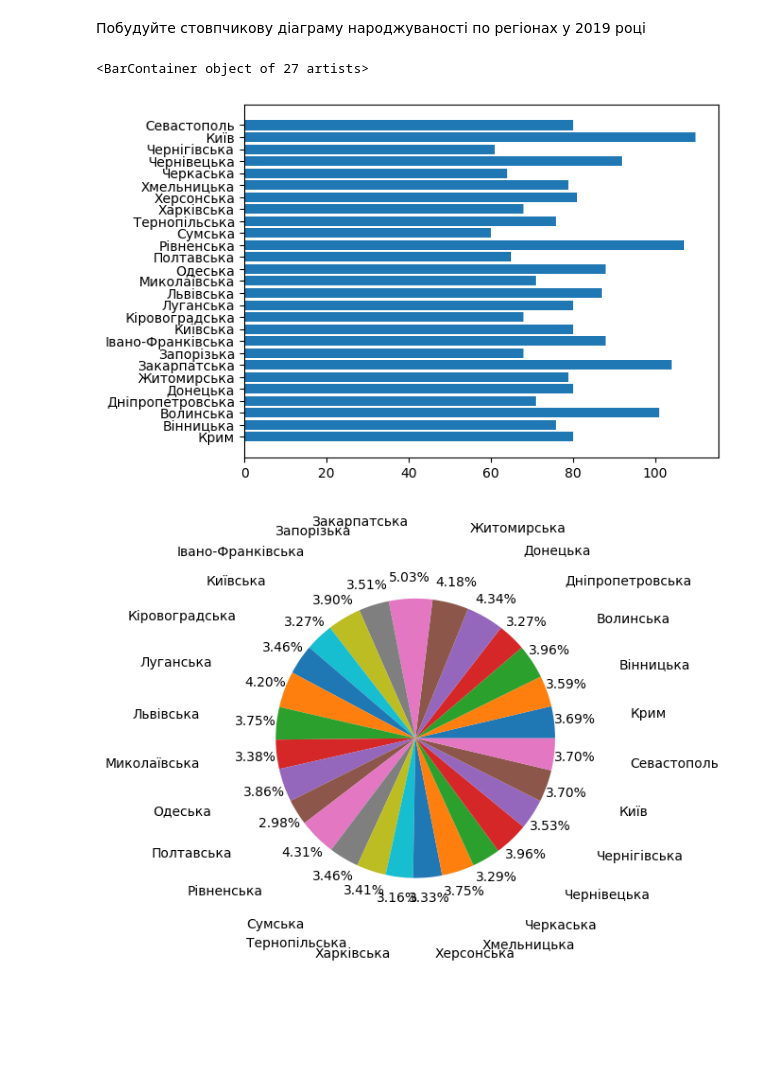
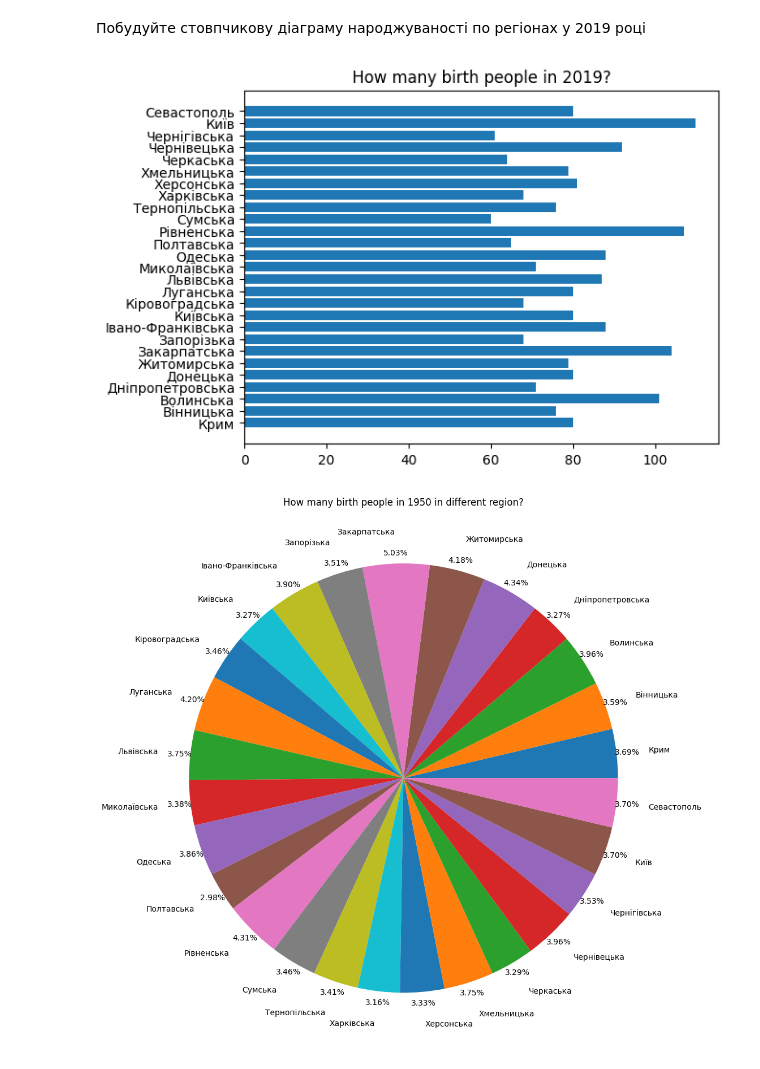
Before and after one commit to olhaishchenko/-data_science, a Jupyter notebook: Hw2_1.ipynb, the cells around one changed output. Drawn from its saved outputs; the diff is of its cells as text; code cells hidden in the pictures; blank space fills up the shorter version.

```diff
--- a/Hw2_1.ipynb
+++ b/Hw2_1.ipynb
@@ -55,0 +36,3 @@ df
+# %%
+repl_tables_drop = df
+repl_tables_drop
@@ -71,6 +72,7 @@ dtype: object
 # %% [markdown]
 Замініть типи нечислових колонок на числові. Підказка - це колонки, де знаходився символ "—"
 # %%
-df['2014'] = df['2014'].astype(float, copy=True)
-df['2019'] = df['2019'].astype(float, copy=True)
+# df['2014'] = df['2014'].astype(float, copy=True)
+# df['2019'] = df['2019'].astype(float, copy=True)
+df_only_numeric = repl_tables_drop.apply(pd.to_numeric, errors='ignore')
 # %%
@@ -104,7 +106,7 @@ dtype: float64
 # %% [markdown]
 Видаліть з таблиці дані по всій країні, останній рядок таблиці
 # %%
-df_new = df.drop([27], axis=0)
+df_new = df_only_numeric.drop([27], axis=0)
 df_new
 # %% [output]
 |  | Регіон | 1950 | 1960 | 1970 | 1990 | 2000 | 2012 | 2014 | 2019 |
@@ -127,7 +129,8 @@ df_new
 # %% [markdown]
 Замініть відсутні дані в стовпцях середніми значеннями цих стовпців (метод fillna)
 # %%
-df_new = df_new.fillna({"1950": df_new["1950"].mean(), "1960": df_new["1960"].mean(), "1970": df_new["1970"].mean(), "2014": df_new["2014"].mean(), "2019": df_new["2019"].mean()})
+df_new = df_new.fillna(df_new.mean())
+# df_new = df_new.fillna({"1950": df_new["1950"].mean(), "1960": df_new["1960"].mean(), "1970": df_new["1970"].mean(), "2014": df_new["2014"].mean(), "2019": df_new["2019"].mean()})
 df_new
 # %% [output]
 |  | Регіон | 1950 | 1960 | 1970 | 1990 | 2000 | 2012 | 2014 | 2019 |
@@ -172,15 +175,21 @@ df_new.loc[df_new["2014"].idxmax()]["Регіон"]
 Побудуйте стовпчикову діаграму народжуваності по регіонах у 2019 році
 # %%
 import matplotlib.pyplot as plt
+plt.rcdefaults()
+fig, ax = plt.subplots()
 
-plt.barh(df_new["Регіон"], df_new["2019"])
+ax.barh(df_new["Регіон"], df_new["2019"])
+ax.set_title('How many birth people in 2019?');
 # %% [output]
-<BarContainer object of 27 artists>
-[figure, old version]
+[figure, new version]
 # %%
-plt.pie(df_new["1950"], labels=df_new["Регіон"], autopct="%.2f%%", pctdistance=1.15, labeldistance=1.55);
+plt.figure(figsize=(12, 10))
+plt.pie(df_new["1950"], labels=df_new["Регіон"], autopct="%.2f%%", pctdistance=1.05, labeldistance=1.15);
+plt.title('How many birth people in 1950 in different region?')
+plt.tight_layout()
+plt.show();
 # %% [output]
-[figure, old version]
+[figure, new version]
 # %%
 df_krym = df_new[df_new["Регіон"]=='Крим']
 df_dnipro = df_new[df_new["Регіон"]=='Дніпропетровська']
```
Also changed, not shown: parts of 7 cells of this notebook.
